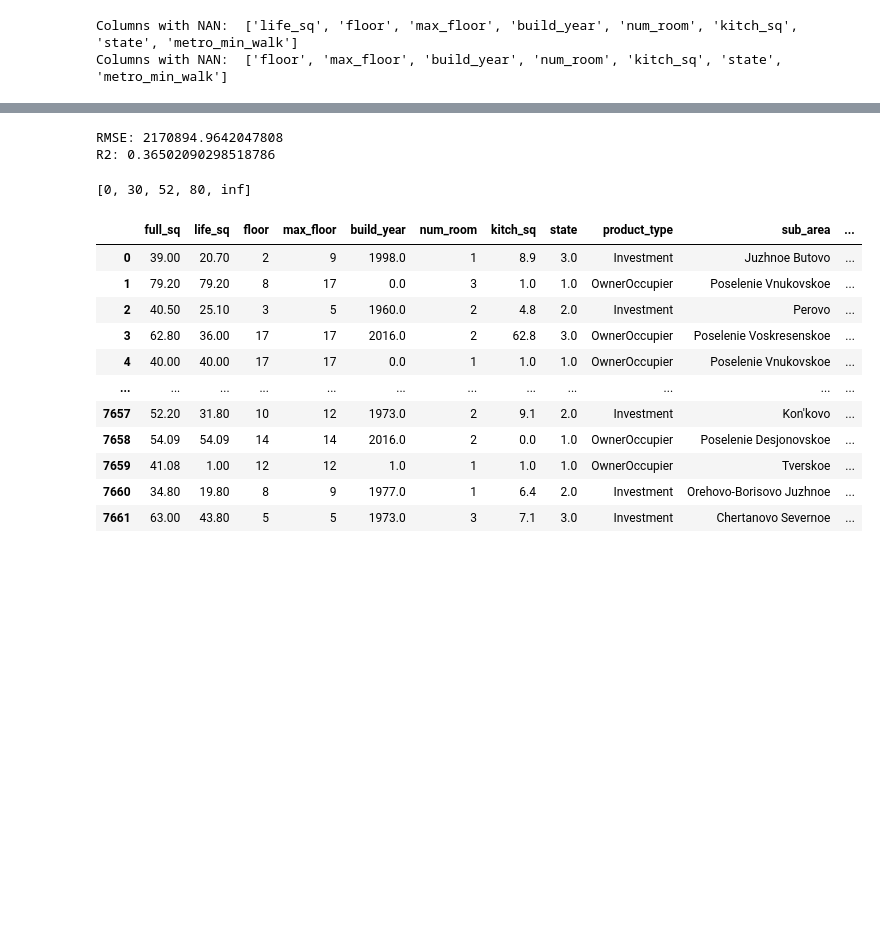
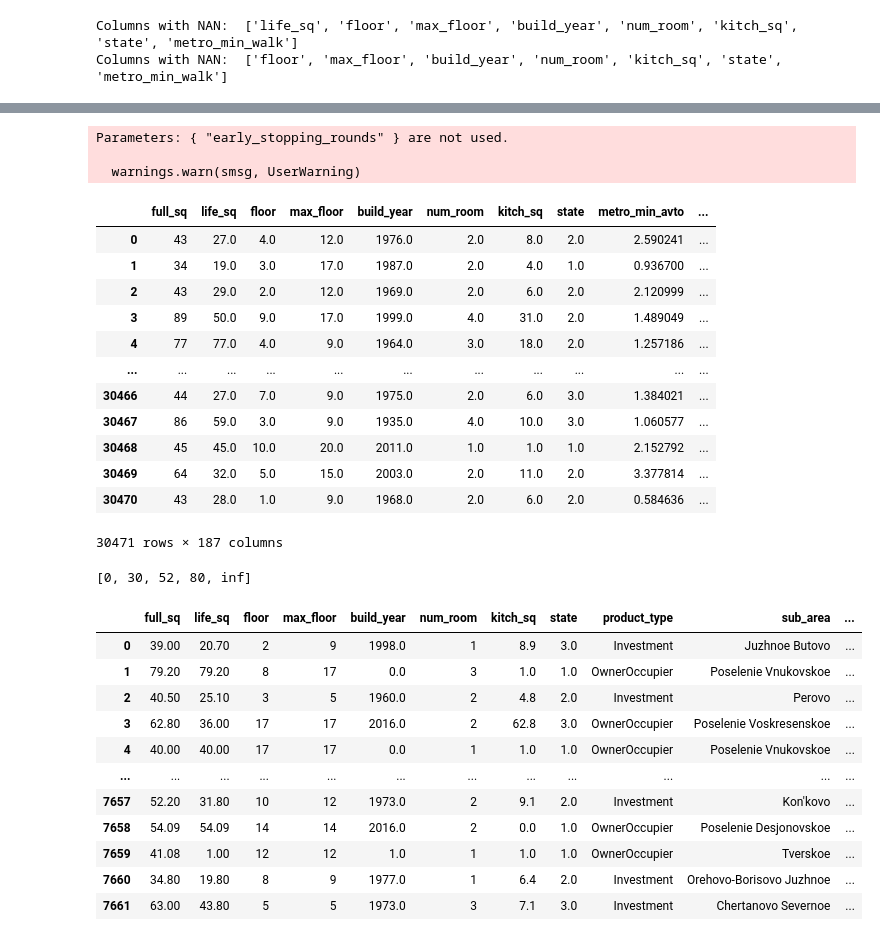
Before and after one commit to AndrewNYK/Sberbank-Market-Price-Prediction, a Jupyter notebook: preprocessing/preprocess.ipynb, the cells around one changed output, grey strips where cells are left out. Drawn from its saved outputs; the diff is of its cells as text; code cells hidden in the pictures; blank space fills up the shorter version.

```diff
--- a/preprocessing/preprocess.ipynb
+++ b/preprocessing/preprocess.ipynb
@@ -233,24 +304,24 @@ y = df_no_outliers['price_doc']
 X = df_no_outliers.drop(columns='price_doc', axis=1)
 
 
-X_train, X_test, y_train, y_test = train_test_split(X, y, test_size=0.25)
+# X_train, X_test, y_train, y_test = train_test_split(X, y, test_size=0.25)
 
-one_hot_encoder = OneHotEncoder(sparse_output=False, handle_unknown="ignore")
-one_hot_encoder.fit(X_train[categorical_cols])
+# one_hot_encoder = OneHotEncoder(sparse_output=False, handle_unknown="ignore")
+# one_hot_encoder.fit(X_train[categorical_cols])
 
-feature_names = one_hot_encoder.get_feature_names_out(input_features=categorical_cols)
+# feature_names = one_hot_encoder.get_feature_names_out(input_features=categorical_cols)
 
-X_train[feature_names] = one_hot_encoder.transform(X_train[categorical_cols])
-X_test[feature_names] = one_hot_encoder.transform(X_test[categorical_cols])
+# X_train[feature_names] = one_hot_encoder.transform(X_train[categorical_cols])
+# X_test[feature_names] = one_hot_encoder.transform(X_test[categorical_cols])
 
-X_train = X_train.drop(categorical_cols, axis=1)
-X_test = X_test.drop(categorical_cols, axis=1)
+# X_train = X_train.drop(categorical_cols, axis=1)
+# X_test = X_test.drop(categorical_cols, axis=1)
 
 
-X_train.to_csv('X_train.csv', index=False)
-y_train.to_csv('y_train.csv', index=False)
-X_test.to_csv('X_test.csv', index=False)
-y_test.to_csv('y_test.csv', index=False)
+# X_train.to_csv('X_train.csv', index=False)
+# y_train.to_csv('y_train.csv', index=False)
+# X_test.to_csv('X_test.csv', index=False)
+# y_test.to_csv('y_test.csv', index=False)
 
 
 # te_encoder = TargetEncoder(cols=categorical_cols, min_samples_leaf=5, smoothing=8)
@@ -262,14 +333,18 @@ y_test.to_csv('y_test.csv', index=False)
 #     X_train[c] = te_encoder.transform(X_train)[c]
 #     X_test[c] = te_encoder.transform(X_test)[c]
 
-train_data = xgboost.DMatrix(X_train, label=y_train)
-test_data = xgboost.DMatrix(X_test, label=y_test)
+# train_data = xgboost.DMatrix(X_train, label=y_train)
+# test_data = xgboost.DMatrix(X_test, label=y_test)
+
+train_data = xgboost.DMatrix(X, label=y)
 
 params = {
     'objective': 'reg:squarederror',
     'tree_method': 'auto',
     'max_depth': 5,
-    'eta': 0.05
+    'eta': 0.05,
+    'eval_metric': 'rmsle',
+    'early_stopping_rounds': 5
 }
 
 n = 100
@@ -279,16 +354,34 @@ model = xgboost.train(
     num_boost_round=n,
     )
 
-pred = model.predict(test_data)
+# pred = model.predict(test_data)
 
-rmse = mean_squared_error(y_test, pred, squared=False)
-r2 = r2_score(y_test, pred)
+# rmse = mean_squared_error(y_test, pred, squared=False)
+# r2 = r2_score(y_test, pred)
 
-print(f"RMSE: {rmse}")
-print(f"R2: {r2}")
+# print(f"RMSE: {rmse}")
+# print(f"R2: {r2}")
 # %% [output]
-RMSE: 2170894.9642047808
-R2: 0.36502090298518786
+Parameters: { "early_stopping_rounds" } are not used.
+
+  warnings.warn(smsg, UserWarning)
+# %%
+abc = pd.read_csv('./processed_train.csv')
+abc
+# %% [output]
+|  | full_sq | life_sq | floor | max_floor | build_year | num_room | kitch_sq | state | metro_min_avto | ... |
+| 0 | 43 | 27.0 | 4.0 | 12.0 | 1976.0 | 2.0 | 8.0 | 2.0 | 2.590241 | ... |
+| 1 | 34 | 19.0 | 3.0 | 17.0 | 1987.0 | 2.0 | 4.0 | 1.0 | 0.936700 | ... |
+| 2 | 43 | 29.0 | 2.0 | 12.0 | 1969.0 | 2.0 | 6.0 | 2.0 | 2.120999 | ... |
+| 3 | 89 | 50.0 | 9.0 | 17.0 | 1999.0 | 4.0 | 31.0 | 2.0 | 1.489049 | ... |
+| 4 | 77 | 77.0 | 4.0 | 9.0 | 1964.0 | 3.0 | 18.0 | 2.0 | 1.257186 | ... |
+| ... | ... | ... | ... | ... | ... | ... | ... | ... | ... | ... |
+| 30466 | 44 | 27.0 | 7.0 | 9.0 | 1975.0 | 2.0 | 6.0 | 3.0 | 1.384021 | ... |
+| 30467 | 86 | 59.0 | 3.0 | 9.0 | 1935.0 | 4.0 | 10.0 | 3.0 | 1.060577 | ... |
+| 30468 | 45 | 45.0 | 10.0 | 20.0 | 2011.0 | 1.0 | 1.0 | 1.0 | 2.152792 | ... |
+| 30469 | 64 | 32.0 | 5.0 | 15.0 | 2003.0 | 2.0 | 11.0 | 2.0 | 3.377814 | ... |
+| 30470 | 43 | 28.0 | 1.0 | 9.0 | 1968.0 | 2.0 | 6.0 | 2.0 | 0.584636 | ... |
+30471 rows × 187 columns
 # %%
 # TESTING ON ACTUAL TEST DATA FROM HERE
 from utils import preprocess_test
```
Also changed, not shown: parts of 14 cells of this notebook, 8 other files.
